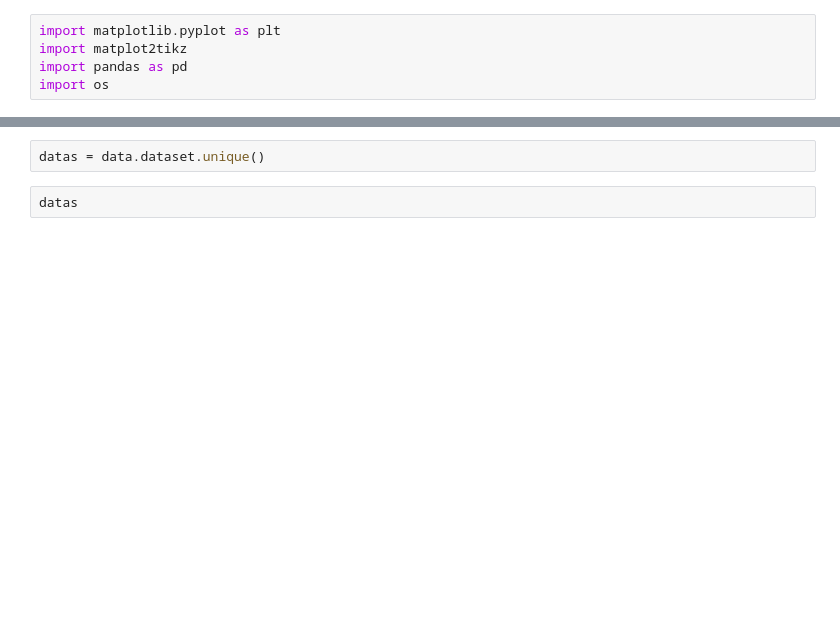
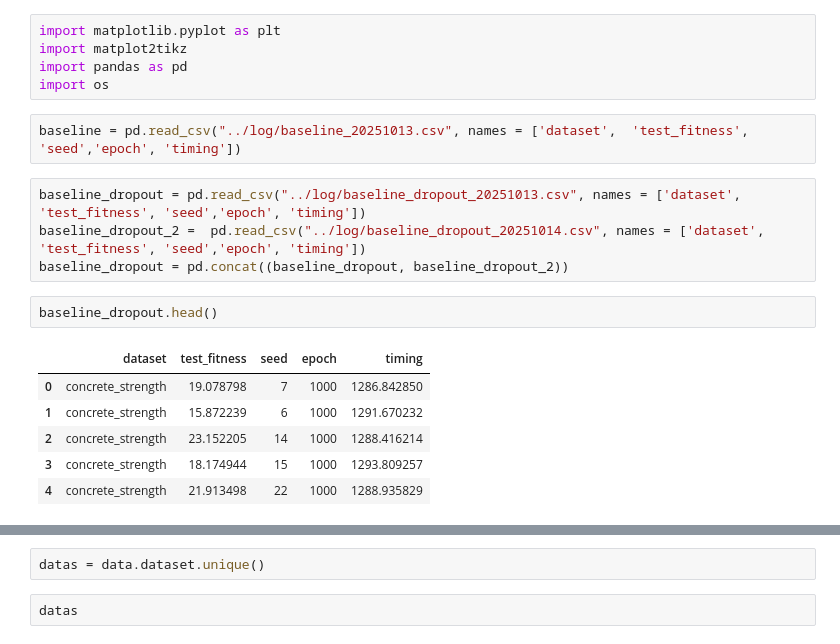
Before and after one commit to Fari98/NEVO-GSPT, a Jupyter notebook: visualizations/Paper plots.ipynb, the cells around one changed output, grey strips where cells are left out. Saved outputs shown, nothing was run; the diff lists cells and outputs as text; blank space fills up the shorter version.

```diff
--- a/visualizations/Paper plots.ipynb
+++ b/visualizations/Paper plots.ipynb
@@ -3,3 +3,18 @@ import matplotlib.pyplot as plt
 import matplot2tikz
 import pandas as pd
 import os
+# %%
+baseline = pd.read_csv("../log/baseline_20251013.csv", names = ['dataset',  'test_fitness', 'seed','epoch', 'timing'])
+# %%
+baseline_dropout = pd.read_csv("../log/baseline_dropout_20251013.csv", names = ['dataset',  'test_fitness', 'seed','epoch', 'timing'])
+baseline_dropout_2 =  pd.read_csv("../log/baseline_dropout_20251014.csv", names = ['dataset',  'test_fitness', 'seed','epoch', 'timing'])
+baseline_dropout = pd.concat((baseline_dropout, baseline_dropout_2))
+# %%
+baseline_dropout.head()
+# %% [output]
+|  | dataset | test_fitness | seed | epoch | timing |
+| 0 | concrete_strength | 19.078798 | 7 | 1000 | 1286.842850 |
+| 1 | concrete_strength | 15.872239 | 6 | 1000 | 1291.670232 |
+| 2 | concrete_strength | 23.152205 | 14 | 1000 | 1288.416214 |
+| 3 | concrete_strength | 18.174944 | 15 | 1000 | 1293.809257 |
+| 4 | concrete_strength | 21.913498 | 22 | 1000 | 1288.935829 |
```
Also changed, not shown: parts of 11 cells of this notebook, 9 other files.
